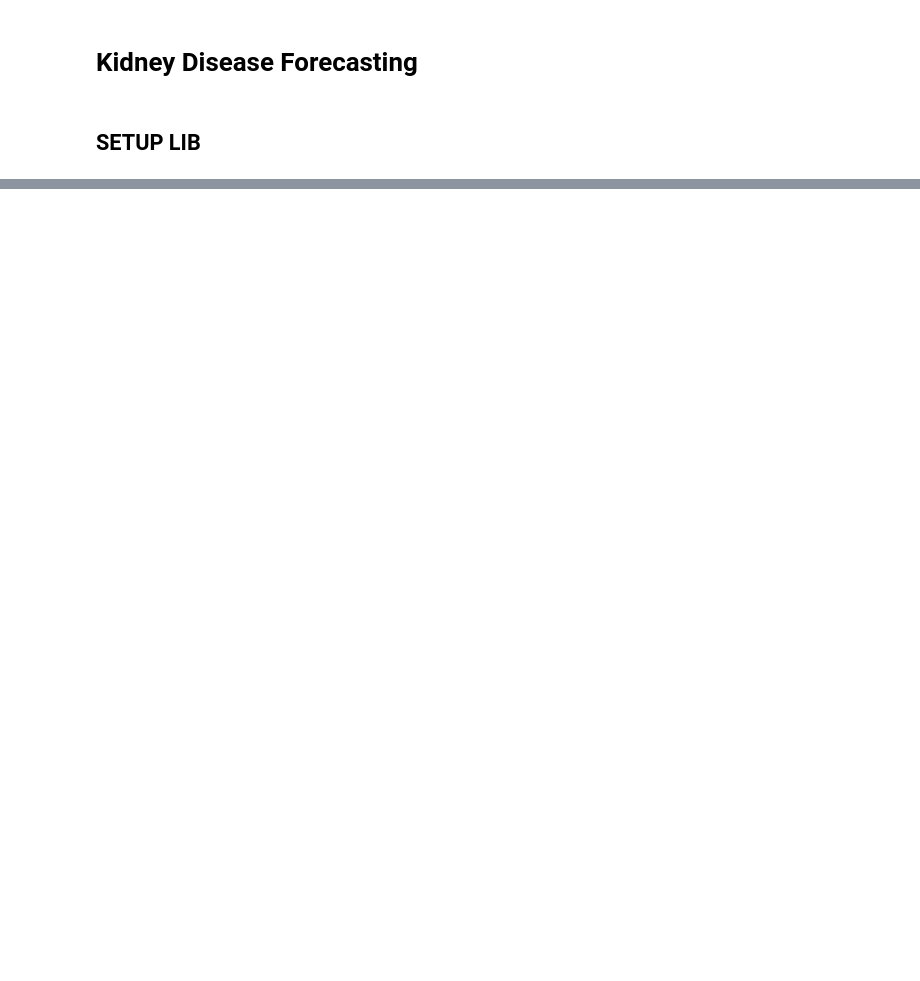
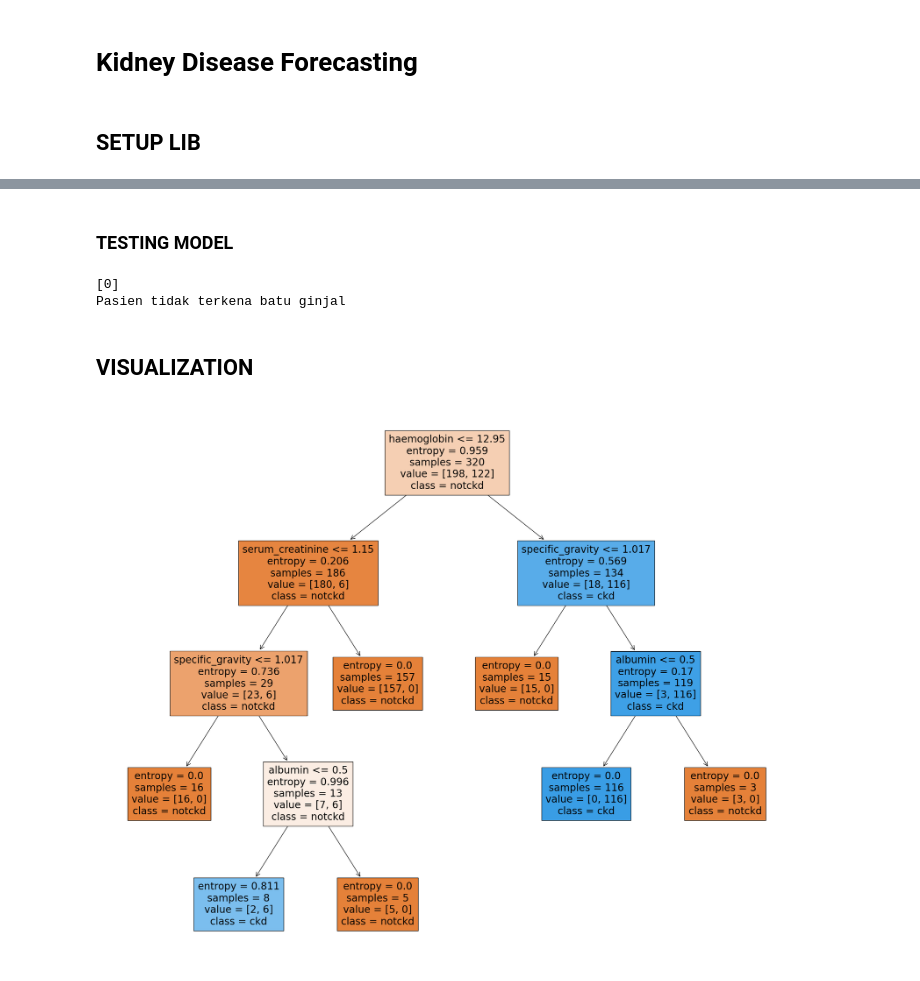
Before and after one commit to DS-Data-Lab/kidney-disease-project, a Jupyter notebook: kidney_disease_workspace.ipynb, the cells around one changed output, grey strips where cells are left out. Drawn from its saved outputs; the diff is of its cells as text; code cells hidden in the pictures; blank space fills up the shorter version.

```diff
--- a/kidney_disease_workspace.ipynb
+++ b/kidney_disease_workspace.ipynb
@@ -21,0 +94,5 @@ Mounted at drive
+# %%
+ind_col = [col for col in df.columns if col != 'class']
+dep_col = 'class'
+
+df[dep_col].value_counts()
@@ -21,0 +106,11 @@ Mounted at drive
+# %%
+from sklearn.preprocessing import LabelEncoder
+
+le = LabelEncoder()
+for col in catgcols:
+    df[col] = le.fit_transform(df[col])
+
+df['class'] = le.fit_transform(df['class'])
+# %%
+x = df[ind_col] # Feature
+y = df[dep_col] # Label
@@ -21,0 +138,16 @@ Mounted at drive
+# %%
+x_train, x_test, y_train, y_test = train_test_split(x, y, test_size=.20, random_state=0)
+
+dtc = DecisionTreeClassifier(
+    ccp_alpha=0.0, class_weight=None, criterion='entropy',
+    max_depth=4, max_features=None, max_leaf_nodes=None,
+    min_impurity_decrease=0.0, min_samples_leaf=1,
+    min_samples_split=2, min_weight_fraction_leaf=0.0,
+    random_state=42, splitter='best'
+)
+
+model = dtc.fit(x_train, y_train)
+dtc_acc = accuracy_score(y_test, dtc.predict(x_test))
+
+print(f'Accuracy data train: {accuracy_score(y_train, dtc.predict(x_train))}')
+print(f'Accuracy data test: {dtc_acc}')
@@ -21,0 +173,23 @@ Mounted at drive
+# %% [markdown]
+### TESTING MODEL
+# %%
+new_data = (80,1.02,1,0,1,1,0,0,121,36,1.2,138,4.4,15.4,32,72,34,1,4,1,0,0,0)
+input_data = np.array(new_data)
+reshaped = input_data.reshape(1,-1)
+predict = model.predict(reshaped)
+print(predict)
+
+if (predict[0]==0):
+    print('Pasien tidak terkena batu ginjal')
+else:
+    print('Pasien terkena batu ginjal')
+# %% [output]
+[0]
+Pasien tidak terkena batu ginjal
+# %% [markdown]
+## VISUALIZATION
+# %%
+fig = plt.figure(figsize=(25,20))
+_ = tree.plot_tree(model, feature_names=ind_col, class_names=['notckd','ckd'], filled=True)
+# %% [output]
+[figure, added]
```
Also changed, not shown: parts of 22 cells of this notebook, 1 other file.
